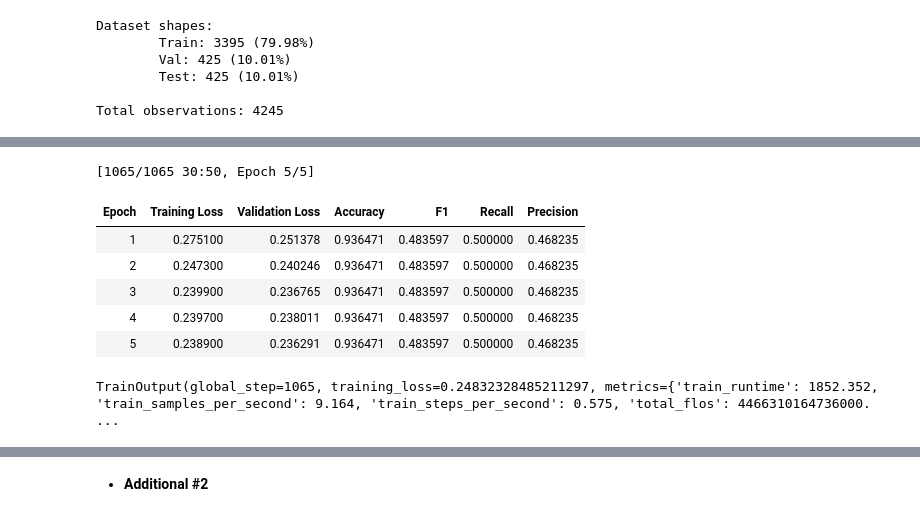
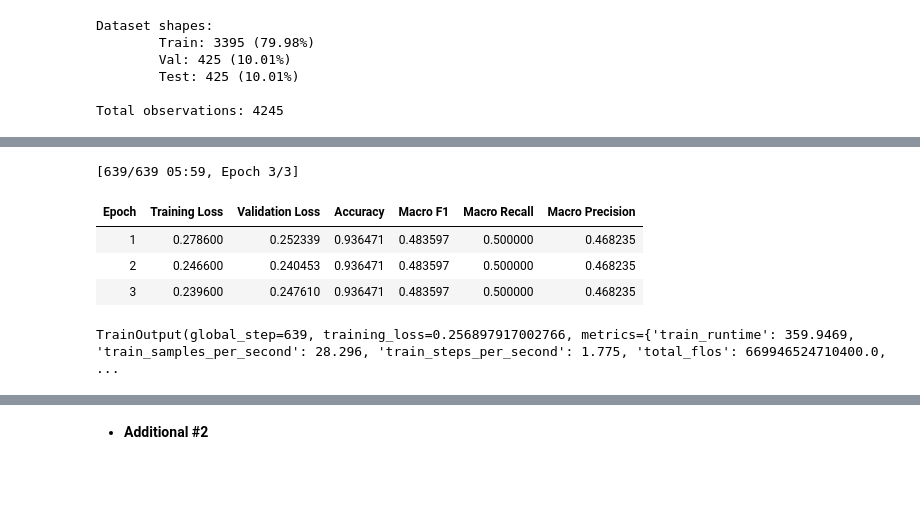
Before and after one commit to fmportela/text-mining-group-project-23-24, a Jupyter notebook: group3.ipynb, the cells around one changed output, grey strips where cells are left out. Cells and saved outputs as stored; diff of their text form; code cells hidden in the pictures; blank space fills up the shorter version.

```diff
--- a/group3.ipynb
+++ b/group3.ipynb
@@ -2268,4 +2270,6 @@ logging.set_verbosity_warning()
 # %%
+# example
+
 # 1. import pre processed data
 
 # if using colab for GPU
@@ -2289,6 +2293,15 @@ print(f'\tTrain: {len(X_train)} ({get_prop(X_train)}%)')
 print(f'\tVal: {len(X_val)} ({get_prop(X_val)}%)')
 print(f'\tTest: {len(X_test)} ({get_prop(X_test)}%)')
 print(f"\nTotal observations: {len(X)}")
+
+# 4. create DatasetDict object
+datasets = [
+    (X_train, y_train),
+    (X_val, y_val),
+    (X_test, y_test)
+]
+
+joint_dataset = build_joint_dataset(datasets)
 # %% [output]
 Dataset shapes:
         Train: 3395 (79.98%)
@@ -2304,13 +2312,11 @@ test_ds = Dataset.from_dict({'text': X_test, 'label': y_test})
 # %%
 # 5. tokenize
 # 5.1. get tokenizer
-model_name = 'xlm-roberta-base'
-tokenizer = XLMRobertaTokenizer.from_pretrained(model_name)
+model_ckpt = 'xlm-roberta-base'
+tokenizer = AutoTokenizer.from_pretrained(model_ckpt)
 
 # 5.2. apply to whole dataset
 def tokenize(batch):
- return tokenizer(batch['text'], padding=True, truncation=True)
+ return tokenizer(batch['text'], padding='max_length', truncation=True, max_length=128)
 
-train_encoded = train_ds.map(tokenize, batched=True, batch_size=None)
-val_encoded = val_ds.map(tokenize, batched=True, batch_size=None)
-test_encoded = test_ds.map(tokenize, batched=True, batch_size=None)
+dataset_encoded = joint_dataset.map(tokenize, batched=True, batch_size=None)
@@ -2319,7 +2342,7 @@ test_encoded = test_ds.map(tokenize, batched=True, batch_size=None)
 # 6.1. instantiate model
 num_labels = 2
 device = torch.device("cuda" if torch.cuda.is_available() else "cpu")
-model = XLMRobertaForSequenceClassification.from_pretrained(model_name, num_labels=num_labels).to(device)
+model = AutoModelForSequenceClassification.from_pretrained(model_ckpt, num_labels=num_labels).to(device)
 
 # 6.2. create function for computing metrics to track during training and evaluation
 def compute_metrics(pred):
@@ -2327,46 +2350,44 @@ def compute_metrics(pred):
     preds = pred.predictions.argmax(-1)
     acc = accuracy_score(labels, preds)
     recall = recall_score(labels, preds, average='macro')
     precision = precision_score(labels, preds, average='macro')
     f1 = f1_score(labels, preds, average='macro')
-    return {'accuracy': acc, 'f1': f1, 'recall': recall, 'precision': precision}
+    return {'accuracy': acc, 'macro_f1': f1, 'macro_recall': recall, 'macro_precision': precision}
 
 # 6.3. fitting model
 batch_size = 16
-num_train_epochs = 5
-logging_steps = len(train_encoded) // batch_size
+num_train_epochs = 3
+logging_steps = len(dataset_encoded['train']) // batch_size
 output_dir = './results'
 logging_dir = './logs'
 os.makedirs(output_dir, exist_ok=True)
 os.makedirs(logging_dir, exist_ok=True)
 training_args = TrainingArguments(output_dir=output_dir,
                                   num_train_epochs=num_train_epochs,
-                                  learning_rate=2e-5,
+                                  learning_rate=1e-5,
                                   per_device_train_batch_size=batch_size,
                                   per_device_eval_batch_size=batch_size,
                                   weight_decay=0.01,
                                   evaluation_strategy="epoch",
                                   disable_tqdm=False,
                                   logging_dir=logging_dir,
                                   logging_steps=logging_steps,
                                   push_to_hub=False,
                                   log_level="error")
 
 trainer = Trainer(model=model, args=training_args,
                   compute_metrics=compute_metrics,
-                  train_dataset=train_encoded,
-                  eval_dataset=val_encoded,
+                  train_dataset=dataset_encoded['train'],
+                  eval_dataset=dataset_encoded['validation'],
                   tokenizer=tokenizer)
 
 trainer.train()
 # %% [output]
-[1065/1065 30:50, Epoch 5/5]
+[639/639 05:59, Epoch 3/3]
-| Epoch | Training Loss | Validation Loss | Accuracy | F1 | Recall | Precision |
-| 1 | 0.275100 | 0.251378 | 0.936471 | 0.483597 | 0.500000 | 0.468235 |
-| 2 | 0.247300 | 0.240246 | 0.936471 | 0.483597 | 0.500000 | 0.468235 |
-| 3 | 0.239900 | 0.236765 | 0.936471 | 0.483597 | 0.500000 | 0.468235 |
-| 4 | 0.239700 | 0.238011 | 0.936471 | 0.483597 | 0.500000 | 0.468235 |
-| 5 | 0.238900 | 0.236291 | 0.936471 | 0.483597 | 0.500000 | 0.468235 |
+| Epoch | Training Loss | Validation Loss | Accuracy | Macro F1 | Macro Recall | Macro Precision |
+| 1 | 0.278600 | 0.252339 | 0.936471 | 0.483597 | 0.500000 | 0.468235 |
+| 2 | 0.246600 | 0.240453 | 0.936471 | 0.483597 | 0.500000 | 0.468235 |
+| 3 | 0.239600 | 0.247610 | 0.936471 | 0.483597 | 0.500000 | 0.468235 |
-TrainOutput(global_step=1065, training_loss=0.24832328485211297, metrics={'train_runtime': 1852.352, 'train_samples_per_second': 9.164, 'train_steps_per_second': 0.575, 'total_flos': 4466310164736000. ...
+TrainOutput(global_step=639, training_loss=0.256897917002766, metrics={'train_runtime': 359.9469, 'train_samples_per_second': 28.296, 'train_steps_per_second': 1.775, 'total_flos': 669946524710400.0,  ...
 # %%
 # 7. make predictions on the test set
```
Also changed, not shown: parts of 28 cells of this notebook.
